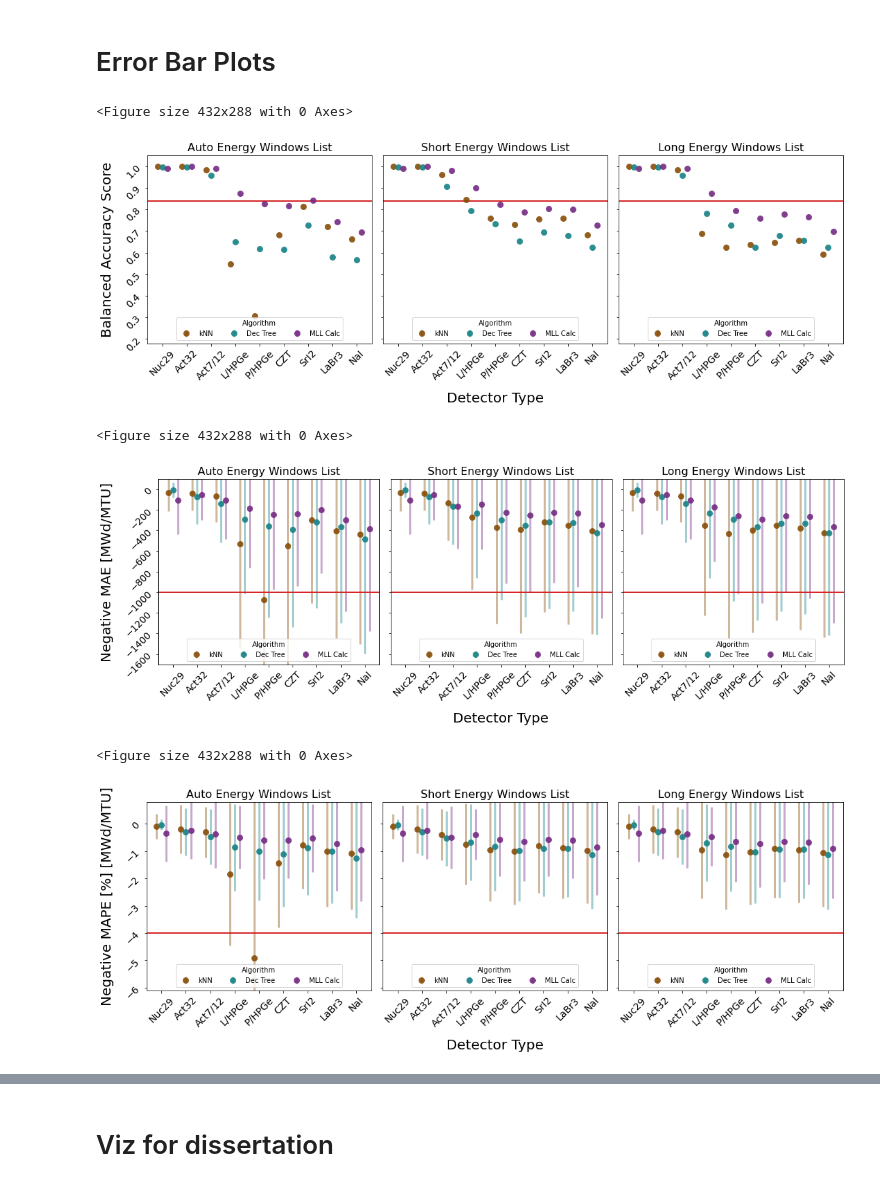
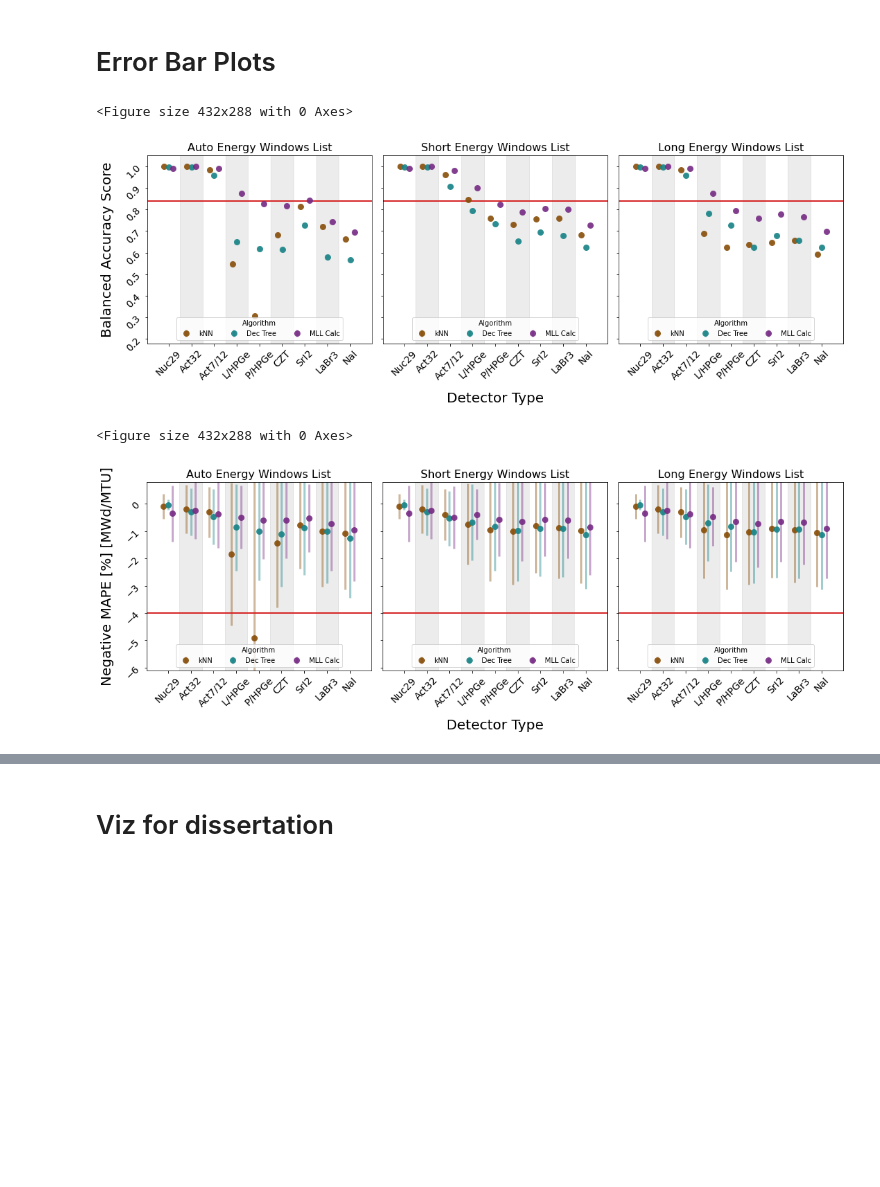
Before and after one commit to opotowsky/process_results, a Jupyter notebook: gamspec_mll_scikit_compare.ipynb, the cells around one changed output, grey strips where cells are left out. Drawn from its saved outputs; the diff is of its cells as text; code cells hidden in the pictures; blank space fills up the shorter version.

```diff
--- a/gamspec_mll_scikit_compare.ipynb
+++ b/gamspec_mll_scikit_compare.ipynb
@@ -72,6 +56,12 @@ def plot_by_enlist(a, ax, fig, df, metric):
         _, _, bars = ax.errorbar(x, y, yerr=yerr, transform=trans, color=colors[c_ens[i]+c[i]], marker='o', linestyle='None', mew=0, ms=9, elinewidth=3, alpha=0.9, label=alg_lbl[i])
         [bar.set_alpha(0.4) for bar in bars]
     ax.legend(loc='lower center', title='Algorithm', ncol=3)
+    for i, det in enumerate(x):
+        if i % 2 == 0:
+            a = 0.0
+        else:
+            a = 0.15
+        ax.axvspan(i-0.5, i+0.5, alpha=a, color='grey')
     return fig
 
 def plot_by_alg(a, ax, fig, df, metric):
@@ -141,32 +131,30 @@ rxtr_min = [0.84]
 fig, axs, sv_fig = plot('reactor', 'Reactor Type Prediction, Balanced Accuracy Score', 'enlist', 'BalAcc', rxtr_min)
 axs[0].set_ylim(0.18, 1.05)
 plt.show()
-fig.savefig(sv_fig, bbox_inches='tight', transparent=True)
+#fig.savefig(sv_fig, bbox_inches='tight', transparent=True)
 # %% [output]
 <Figure size 432x288 with 0 Axes>
-[figure, old version]
+[figure, new version]
 # %%
 burn_min = [-1000]
-fig, axs, sv_fig = plot('burnup', 'Burnup Prediction, Mean Absolute Error', 'enlist', 'MAE', burn_min)
-axs[0].set_ylim(-1700, 99)
-plt.show()
-fig.savefig(sv_fig, bbox_inches='tight', transparent=True)
+#fig, axs, sv_fig = plot('burnup', 'Burnup Prediction, Mean Absolute Error', 'enlist', 'MAE', burn_min)
+#axs[0].set_ylim(-1700, 99)
+#plt.show()
+#fig.savefig(sv_fig, bbox_inches='tight', transparent=True)
 
 #burn_min = [-200, -20]
 #fig, axs, sv_fig = plot('burnup', 'Burnup Prediction, Median Absolute Error', 'enlist', 'MedAE', burn_min)
 #axs[0].set_ylim(-715, 49)
 #plt.show()
 #fig.savefig(sv_fig, bbox_inches='tight', transparent=True)
 
 burn_min = [-4]
 fig, axs, sv_fig = plot('burnup', 'Burnup Prediction, Mean Absolute Percentage Error', 'enlist', 'MAPE', burn_min)
 axs[0].set_ylim(-6.1, 0.8)
 plt.show()
-fig.savefig(sv_fig, bbox_inches='tight', transparent=True)
+#fig.savefig(sv_fig, bbox_inches='tight', transparent=True)
 # %% [output]
 <Figure size 432x288 with 0 Axes>
-[figure, old version]
+[figure, new version]
-<Figure size 432x288 with 0 Axes>
-[figure, removed]
 # %%
 enri_min = [-0.17]
```
Also changed, not shown: parts of 3 cells of this notebook.
